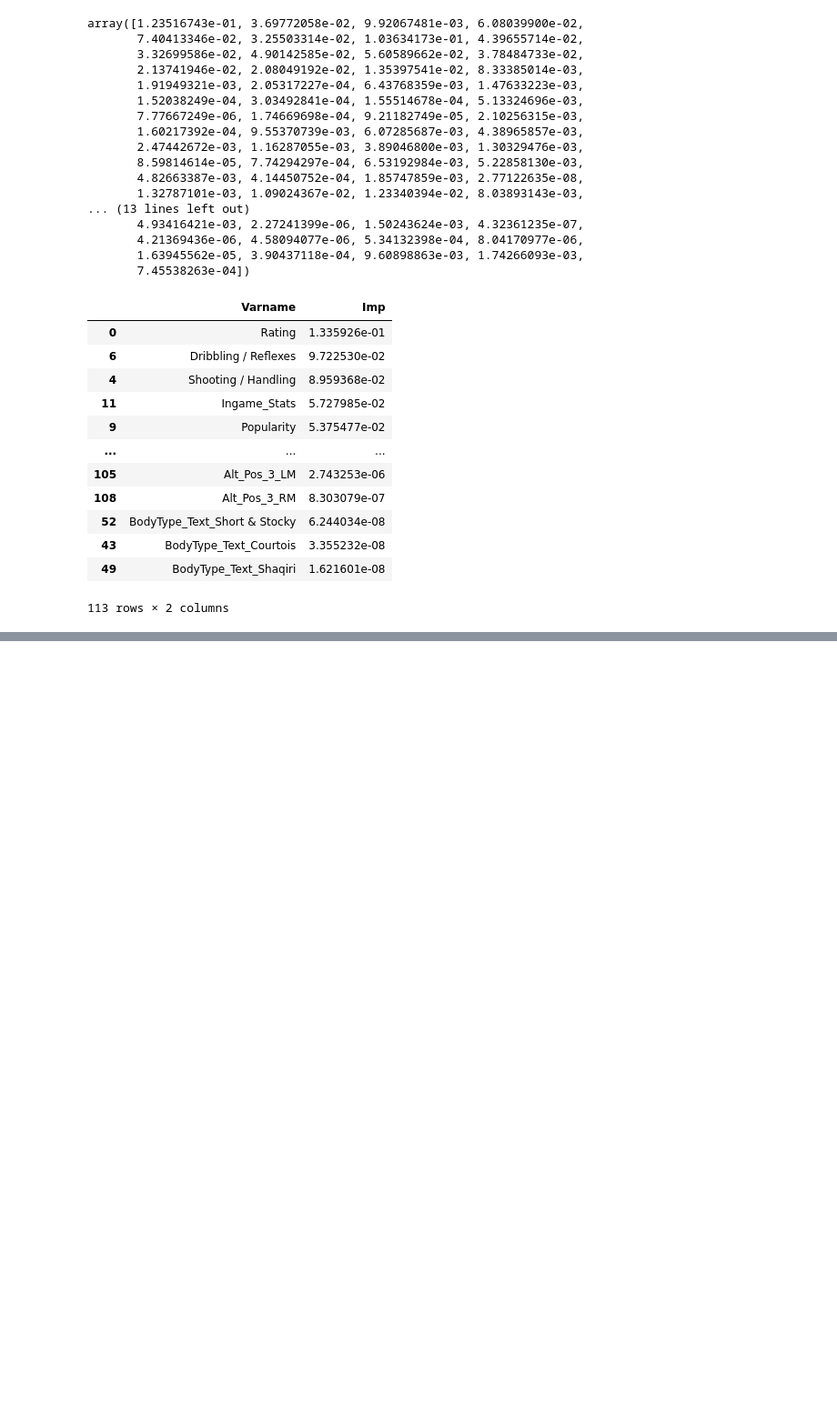
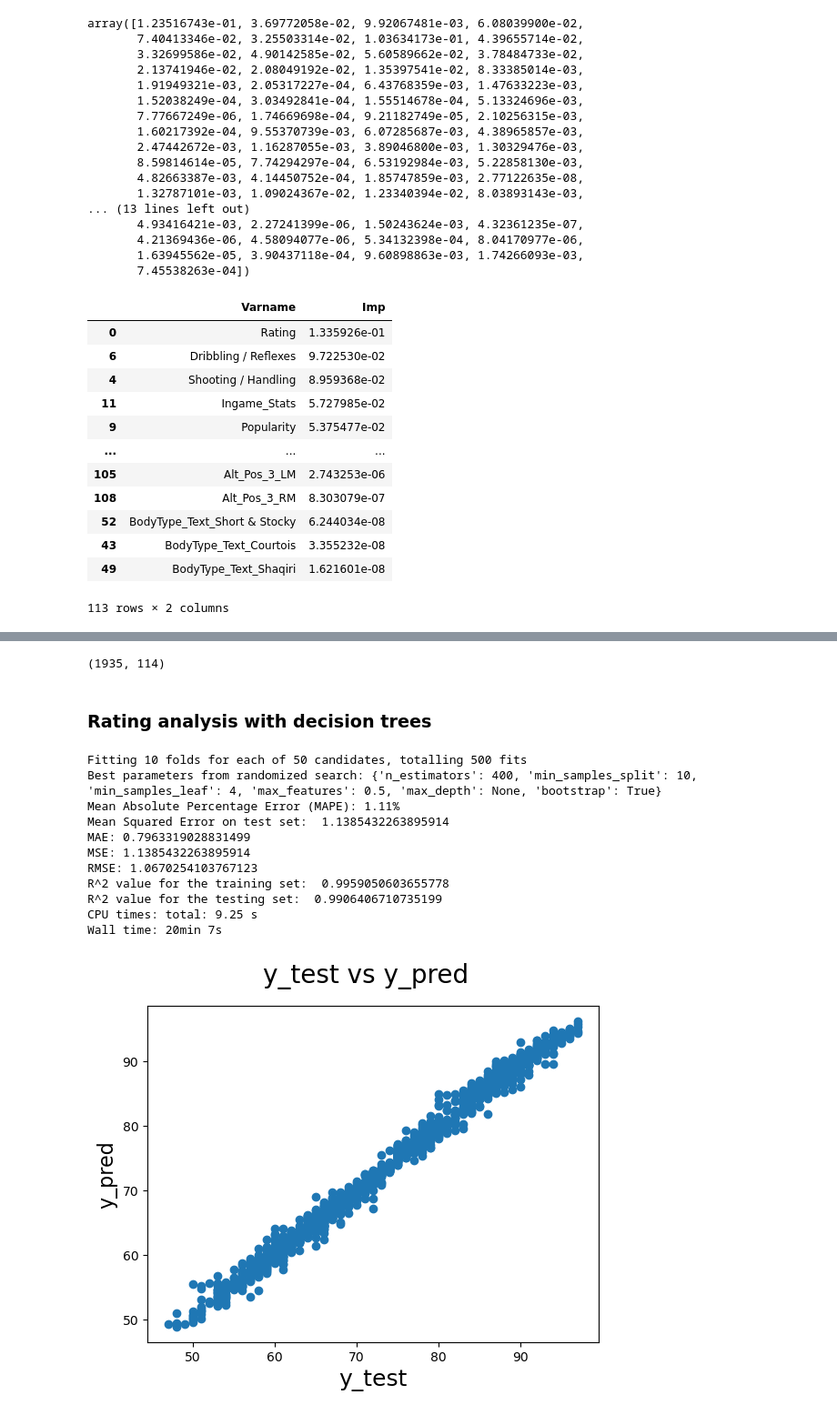
Before and after one commit to saborsoft/ljmu-ds-thesis, a Jupyter notebook: tamas_flesch_thesis project_decision_tree_step.ipynb, the cells around one changed output, grey strips where cells are left out. Shown at 91% size. Saved outputs shown, nothing was run; the diff lists cells and outputs as text; code cells hidden in the pictures; blank space fills up the shorter version.

Commit message:
plot for the predictions

```diff
--- a/tamas_flesch_thesis project_decision_tree_step.ipynb
+++ b/tamas_flesch_thesis project_decision_tree_step.ipynb
@@ -1213,0 +1216,6 @@ Wall time: 3min 55s
+# %%
+maleGK.shape
+# %% [output]
+(1935, 114)
+# %% [markdown]
+### Rating analysis with decision trees
@@ -1213,0 +1282,16 @@ Wall time: 3min 55s
+# %%
+%%time
+randSearchCV_rating(df)
+# %% [output]
+Fitting 10 folds for each of 50 candidates, totalling 500 fits
+Best parameters from randomized search: {'n_estimators': 400, 'min_samples_split': 10, 'min_samples_leaf': 4, 'max_features': 0.5, 'max_depth': None, 'bootstrap': True}
+Mean Absolute Percentage Error (MAPE): 1.11%
+Mean Squared Error on test set:  1.1385432263895914
+MAE: 0.7963319028831499
+MSE: 1.1385432263895914
+RMSE: 1.0670254103767123
+R^2 value for the training set:  0.9959050603655778
+R^2 value for the testing set:  0.9906406710735199
+CPU times: total: 9.25 s
+Wall time: 20min 7s
+[figure, added]
```
Also changed, not shown: parts of 112 cells of this notebook, 2 other files.
